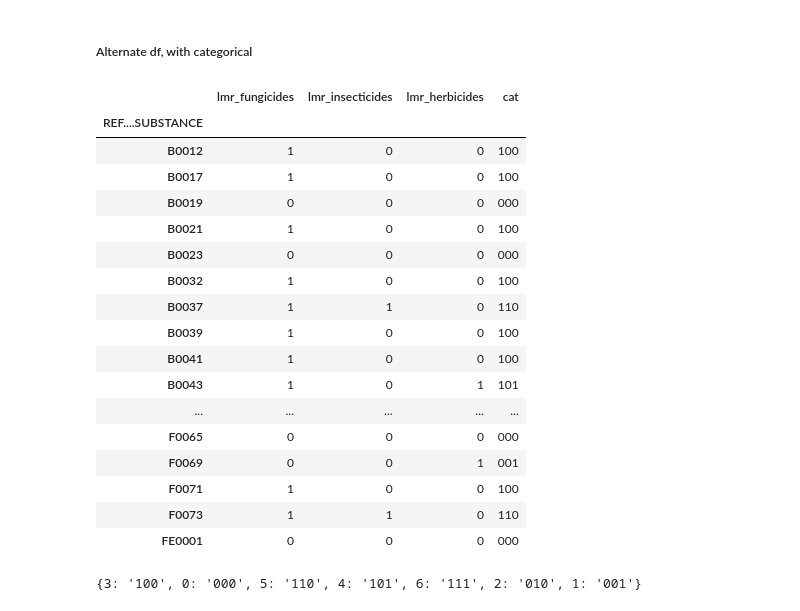
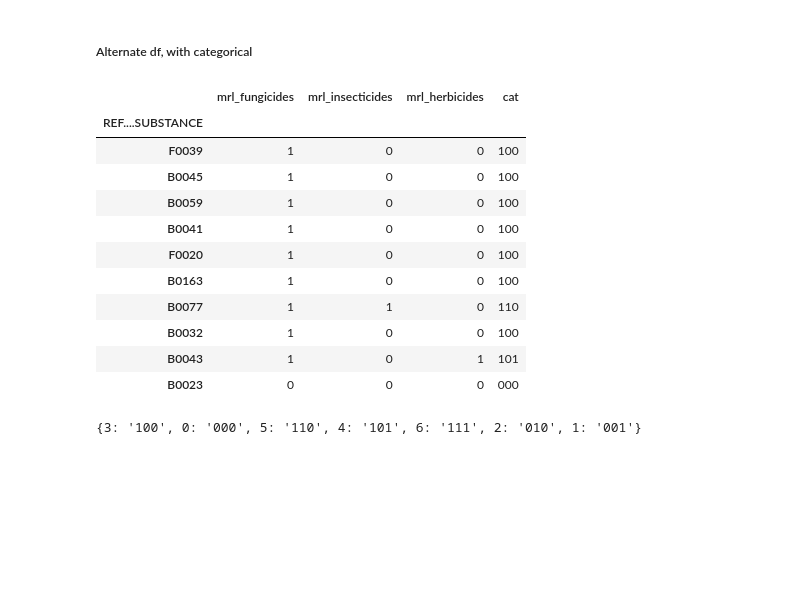
Before and after one commit to Demesmaeker/beeOdiversity, a Jupyter notebook: 01_preprocessing.ipynb, the cells around one changed output. Saved outputs shown, nothing was run; the diff lists cells and outputs as text; code cells hidden in the pictures; blank space fills up the shorter version.

```diff
--- a/01_preprocessing.ipynb
+++ b/01_preprocessing.ipynb
@@ -272,9 +309,9 @@ pesticides_df['nb_fungicides'] = pesticides_df.apply(nb_pesticides, args = fungi
 pesticides_df['nb_insecticides'] = pesticides_df.apply(nb_pesticides, args = insecticides, axis = 1)
 pesticides_df['nb_herbicides'] = pesticides_df.apply(nb_pesticides, args = herbicides, axis = 1)
 # %%
-pesticides_df['lmr_fungicides'] = pesticides_df.apply(lmr_pesticides, args = fungicides, axis = 1)
-pesticides_df['lmr_insecticides'] = pesticides_df.apply(lmr_pesticides, args = insecticides, axis = 1)
-pesticides_df['lmr_herbicides'] = pesticides_df.apply(lmr_pesticides, args = herbicides, axis = 1)
+pesticides_df['mrl_fungicides'] = pesticides_df.apply(lmr_pesticides, args = fungicides, axis = 1)
+pesticides_df['mrl_insecticides'] = pesticides_df.apply(lmr_pesticides, args = insecticides, axis = 1)
+pesticides_df['mrl_herbicides'] = pesticides_df.apply(lmr_pesticides, args = herbicides, axis = 1)
 # %%
 pesticides_df.head(10)
 # %% [output]
@@ -326,6 +363,6 @@ small_pesticides_df.head(5)
 # %%
 group_pesti_df = pesticides_df.groupby('REF....SUBSTANCE').agg(max)
 # %%
-group_pesti_df = group_pesti_df.loc[:,'lmr_fungicides' : 'lmr_herbicides']
-group_pesti_df
+group_pesti_df = group_pesti_df.loc[:,'mrl_fungicides' : 'mrl_herbicides']
+group_pesti_df.sample(10)
 # %% [output]
@@ -352,30 +383,24 @@ group_pesti_df
 # %%
 cat_pesti_df = group_pesti_df.copy(deep=True)
 # %%
-cat_pesti_df['cat'] = cat_pesti_df.apply(lambda x: (str(x['lmr_fungicides']) +
-                                                    str(x['lmr_insecticides']) +
-                                                    str(x['lmr_herbicides']))  , axis=1)
+cat_pesti_df['cat'] = cat_pesti_df.apply(lambda x: (str(x['mrl_fungicides']) +
+                                                    str(x['mrl_insecticides']) +
+                                                    str(x['mrl_herbicides']))  , axis=1)
 # %%
-cat_pesti_df
+cat_pesti_df.sample(10)
 # %% [output]
-|  | lmr_fungicides | lmr_insecticides | lmr_herbicides | cat |
+|  | mrl_fungicides | mrl_insecticides | mrl_herbicides | cat |
 | REF....SUBSTANCE |  |  |  |  |
-| B0012 | 1 | 0 | 0 | 100 |
-| B0017 | 1 | 0 | 0 | 100 |
-| B0019 | 0 | 0 | 0 | 000 |
-| B0021 | 1 | 0 | 0 | 100 |
+| F0039 | 1 | 0 | 0 | 100 |
+| B0045 | 1 | 0 | 0 | 100 |
+| B0059 | 1 | 0 | 0 | 100 |
+| B0041 | 1 | 0 | 0 | 100 |
+| F0020 | 1 | 0 | 0 | 100 |
+| B0163 | 1 | 0 | 0 | 100 |
+| B0077 | 1 | 1 | 0 | 110 |
+| B0032 | 1 | 0 | 0 | 100 |
+| B0043 | 1 | 0 | 1 | 101 |
 | B0023 | 0 | 0 | 0 | 000 |
-| B0032 | 1 | 0 | 0 | 100 |
-| B0037 | 1 | 1 | 0 | 110 |
-| B0039 | 1 | 0 | 0 | 100 |
-| B0041 | 1 | 0 | 0 | 100 |
-| B0043 | 1 | 0 | 1 | 101 |
-| ... | ... | ... | ... | ... |
-| F0065 | 0 | 0 | 0 | 000 |
-| F0069 | 0 | 0 | 1 | 001 |
-| F0071 | 1 | 0 | 0 | 100 |
-| F0073 | 1 | 1 | 0 | 110 |
-| FE0001 | 0 | 0 | 0 | 000 |
 # %%
 cat_pesti_df['cat'] = cat_pesti_df['cat'].astype('category')
 cat_pesti_df['cat_label'] = cat_pesti_df['cat'].cat.codes
```
Also changed, not shown: parts of 56 cells of this notebook, 3 other files.
